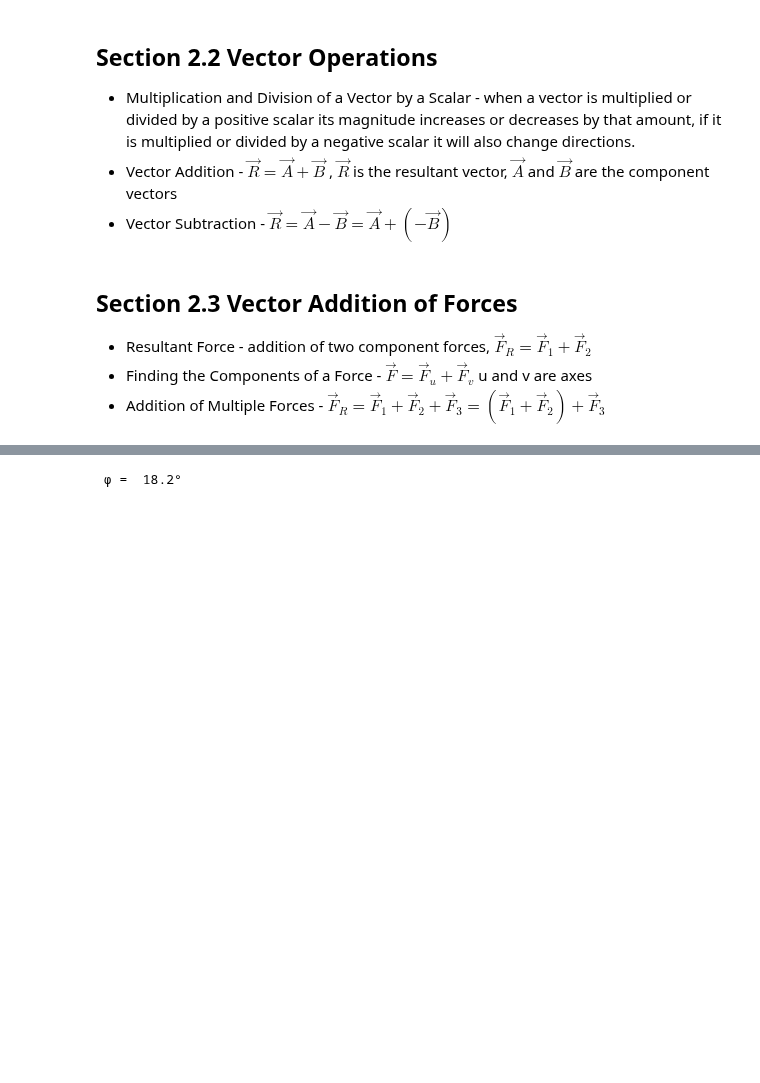
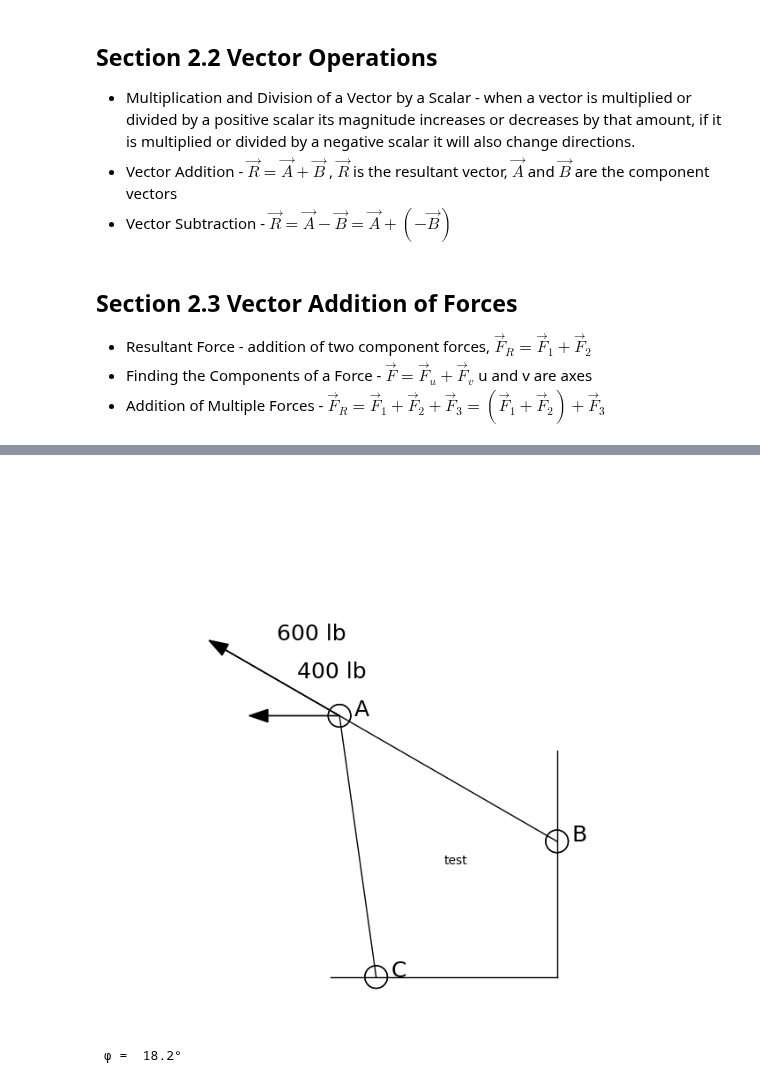
Before and after one commit to michaelhotchkiss/Statics, a Jupyter notebook: Chapter 2 - Force Vectors.ipynb, the cells around one changed output, grey strips where cells are left out. Drawn from its saved outputs; the diff is of its cells as text; code cells hidden in the pictures; blank space fills up the shorter version.

```diff
--- a/Chapter 2 - Force Vectors.ipynb
+++ b/Chapter 2 - Force Vectors.ipynb
@@ -21,6 +21,51 @@ between struts $AB$ and $AC$ so that the 400-lb horizontal
 force has a component of 600 lb which acts up to the left, in
 the same direction as from $B$ towards $A$. Take $\theta = 30^\circ$
 <img src="pictures\problem_2_20.png" width="512"/>
+# %%
+import pysketcher as ps
+from pysketcher.backend.matplotlib import MatplotlibBackend
+import numpy as np
+import matplotlib.pyplot as plt
+from matplotlib.patches import Circle as mp_circle
+strut_length = 1
+wall_length = .9 * strut_length
+theta = np.radians(30)
+
+figure = ps.Figure(-2 * wall_length, .2 * wall_length, -.2 * wall_length, 2.2 * wall_length,MatplotlibBackend)
+origin = ps.Point(0,0)
+A = ps.Point(-strut_length * np.cos(theta),strut_length * np.sin(theta) + 0.6 * wall_length)
+B = ps.Point(0,.6 * wall_length)
+C = ps.Point(-.8 * wall_length,0)
+symbols = {'A': A,
+           'B': B,
+           'C': C
+           }
+plt.text(-0.5 * wall_length, 0.5 * wall_length, 'test')
+dots = (A,B,C)
+for dot in dots:
+    circle = ps.Circle(dot,0.05 * wall_length)
+    circle.set_fill_pattern('-')
+    figure.add(circle)
+for symbol,point in symbols.items():
+    figure.add(ps.Text(symbol,ps.Point(point.x + 0.1 * wall_length, point.y)))
+objects = [
+ps.Line(origin,ps.Point(0,wall_length)) ,
+ps.Line(origin,ps.Point(-wall_length,0)),
+ps.Line(A,B),
+ps.Line(A,C)
+]
+forces = [
+    ps.Force('400 lb',A,ps.Point(A.x-.4 * wall_length,A.y)),
+    ps.Force('600 lb',A,ps.Point(A.x - .6 * (B.x-A.x),A.y - .6 * (B.y-A.y)))
+]
+for force in forces:
+    figure.add(force)
+for object in objects:
+    figure.add(object)
+
+figure.show()
+# %% [output]
+[figure, added]
 # %%
 import numpy as np
 theta = np.radians(30)
```
Also changed, not shown: 1 other file.
